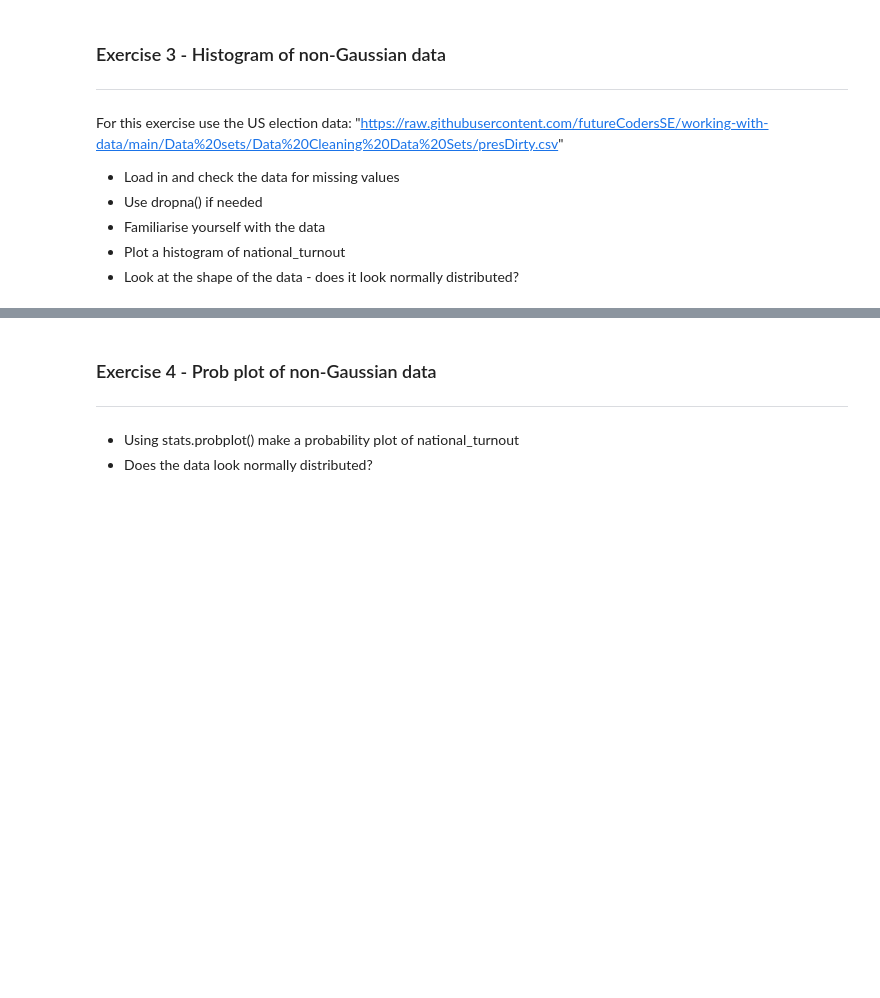
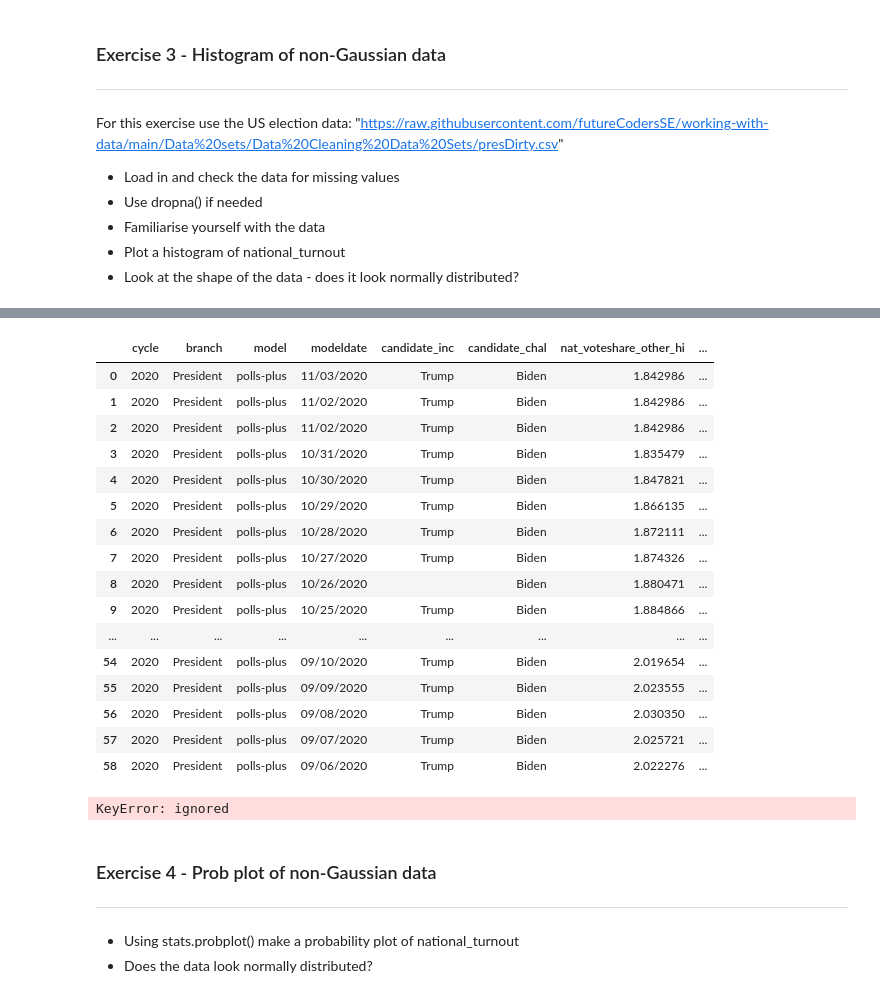
Before and after one commit to Jojomaque/DataScience, a Jupyter notebook: Jojo_Testing_for_normality.ipynb, the cells around one changed output, grey strips where cells are left out. Drawn from its saved outputs; the diff is of its cells as text; code cells hidden in the pictures; blank space fills up the shorter version.

```diff
--- a/Jojo_Testing_for_normality.ipynb
+++ b/Jojo_Testing_for_normality.ipynb
@@ -76,3 +131,7 @@ For this exercise use the US election data: "https://raw.githubusercontent.com/f
 * Familiarise yourself with the data
 * Plot a histogram of national_turnout
 * Look at the shape of the data - does it look normally distributed?
+# %%
+import pandas as pd
+df = pd.read_csv("https://raw.githubusercontent.com/futureCodersSE/working-with-data/main/Data%20sets/Data%20Cleaning%20Data%20Sets/presDirty.csv")
+df
@@ -79,3 +172,28 @@ For this exercise use the US election data: "https://raw.githubusercontent.com/f
+# %%
+new_df = df.dropna(subset = ['national_turnout'])
+new_df
+# %% [output]
+|  | cycle | branch | model | modeldate | candidate_inc | candidate_chal | nat_voteshare_other_hi | ... |
+| 0 | 2020 | President | polls-plus | 11/03/2020 | Trump | Biden | 1.842986 | ... |
+| 1 | 2020 | President | polls-plus | 11/02/2020 | Trump | Biden | 1.842986 | ... |
+| 2 | 2020 | President | polls-plus | 11/02/2020 | Trump | Biden | 1.842986 | ... |
+| 3 | 2020 | President | polls-plus | 10/31/2020 | Trump | Biden | 1.835479 | ... |
+| 4 | 2020 | President | polls-plus | 10/30/2020 | Trump | Biden | 1.847821 | ... |
+| 5 | 2020 | President | polls-plus | 10/29/2020 | Trump | Biden | 1.866135 | ... |
+| 6 | 2020 | President | polls-plus | 10/28/2020 | Trump | Biden | 1.872111 | ... |
+| 7 | 2020 | President | polls-plus | 10/27/2020 | Trump | Biden | 1.874326 | ... |
+| 8 | 2020 | President | polls-plus | 10/26/2020 |  | Biden | 1.880471 | ... |
+| 9 | 2020 | President | polls-plus | 10/25/2020 | Trump | Biden | 1.884866 | ... |
+| ... | ... | ... | ... | ... | ... | ... | ... | ... |
+| 54 | 2020 | President | polls-plus | 09/10/2020 | Trump | Biden | 2.019654 | ... |
+| 55 | 2020 | President | polls-plus | 09/09/2020 | Trump | Biden | 2.023555 | ... |
+| 56 | 2020 | President | polls-plus | 09/08/2020 | Trump | Biden | 2.030350 | ... |
+| 57 | 2020 | President | polls-plus | 09/07/2020 | Trump | Biden | 2.025721 | ... |
+| 58 | 2020 | President | polls-plus | 09/06/2020 | Trump | Biden | 2.022276 | ... |
+# %%
+new_df.drop(['national_voteshare_3rd_lo'], inplace=True)
+# %% [output]
+KeyError: ignored
 # %% [markdown]
 ### Exercise 4 - Prob plot of non-Gaussian data
 ---
```
Also changed, not shown: parts of 6 cells of this notebook.
